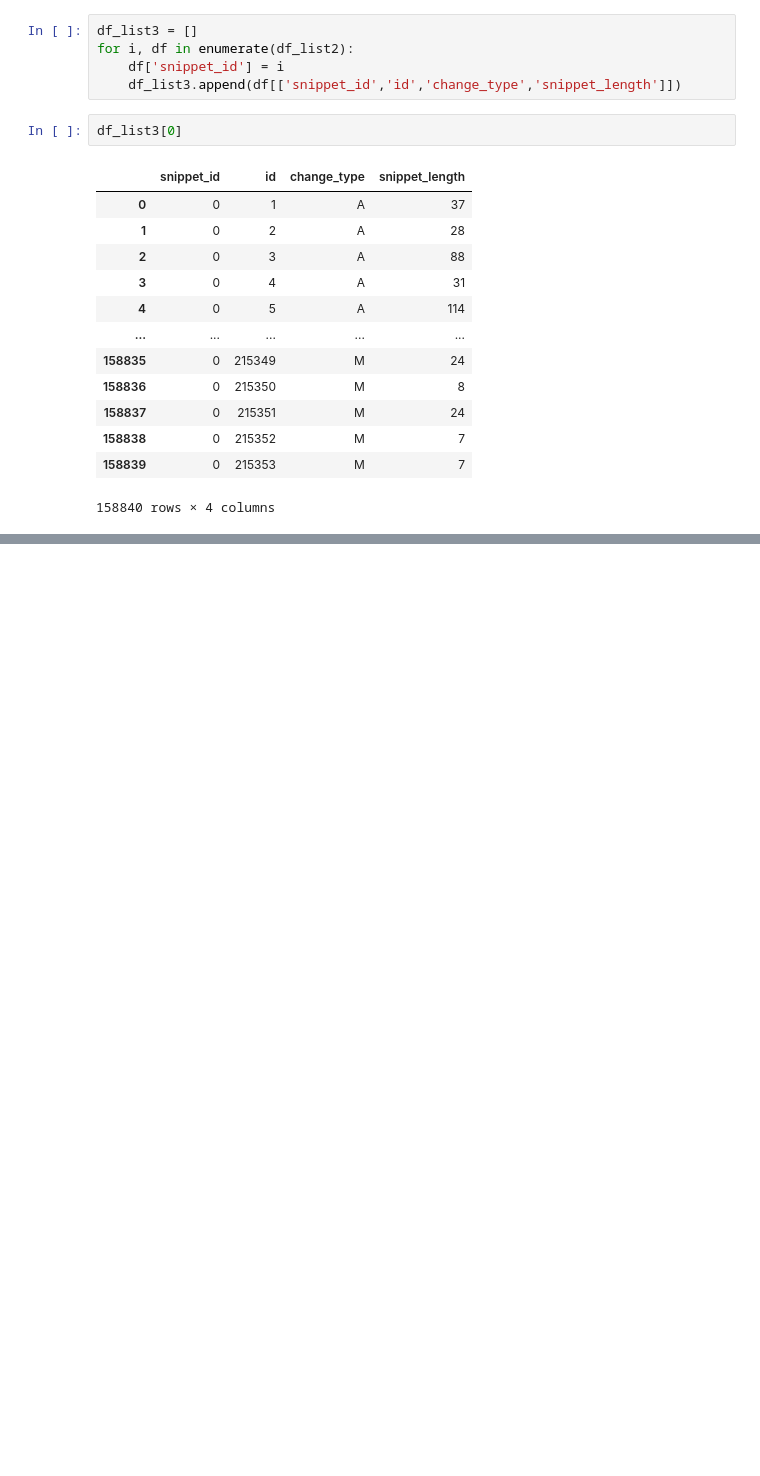
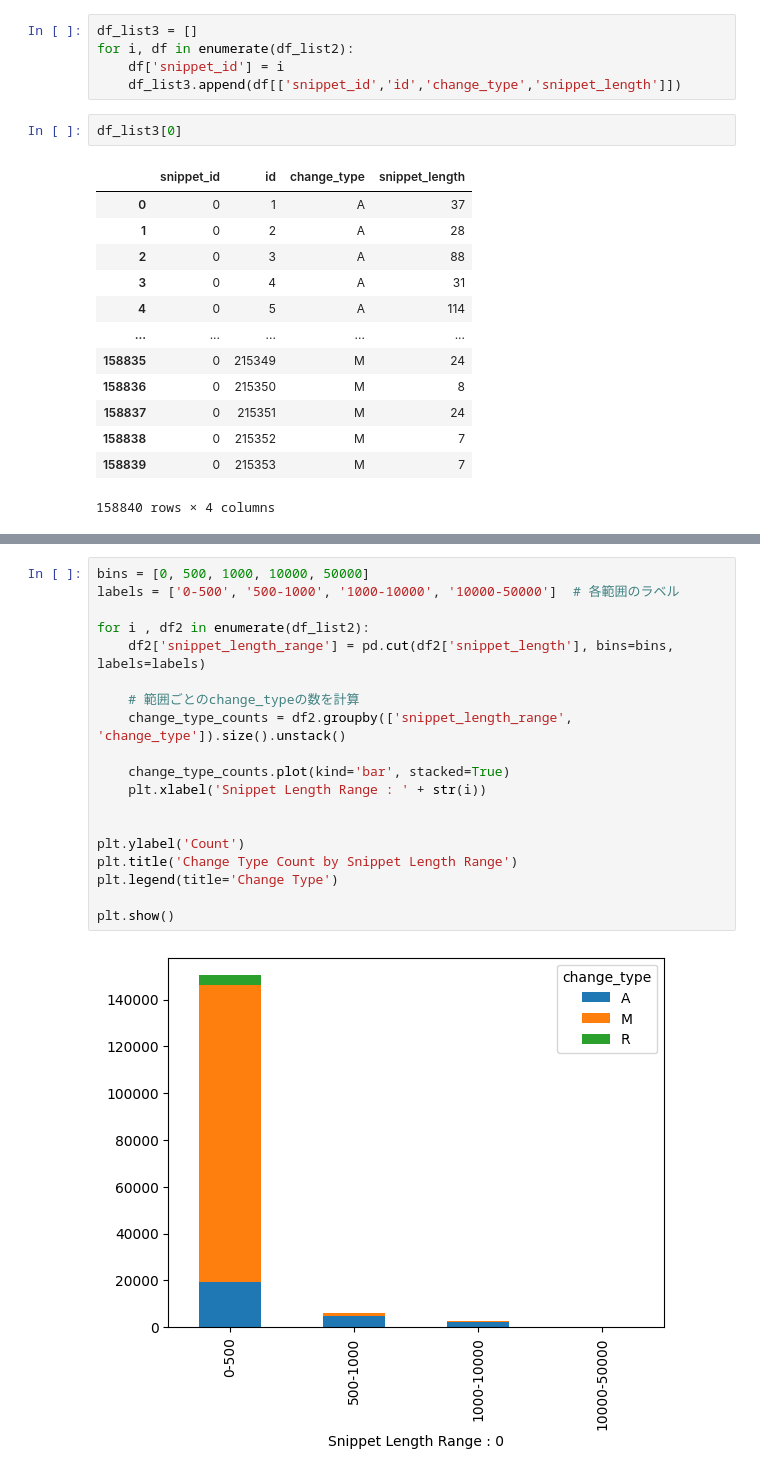
Before and after one commit to h083onis/first_thesis_data, a Jupyter notebook: source3_3/code/integrate.ipynb, the cells around one changed output, grey strips where cells are left out. Cells and saved outputs as stored; diff of their text form; blank space fills up the shorter version.

```diff
--- a/source3_3/code/integrate.ipynb
+++ b/source3_3/code/integrate.ipynb
@@ -202,0 +193,21 @@ plt.show()
+# %%
+bins = [0, 500, 1000, 10000, 50000]
+labels = ['0-500', '500-1000', '1000-10000', '10000-50000']  # 各範囲のラベル
+
+for i , df2 in enumerate(df_list2):
+    df2['snippet_length_range'] = pd.cut(df2['snippet_length'], bins=bins, labels=labels)
+
+    # 範囲ごとのchange_typeの数を計算
+    change_type_counts = df2.groupby(['snippet_length_range', 'change_type']).size().unstack()
+
+    change_type_counts.plot(kind='bar', stacked=True)
+    plt.xlabel('Snippet Length Range : ' + str(i))
+
+
+plt.ylabel('Count')
+plt.title('Change Type Count by Snippet Length Range')
+plt.legend(title='Change Type')
+
+plt.show()
+# %% [output]
+[figure, added]
```
Also changed, not shown: parts of 12 cells of this notebook, 35 other files.
